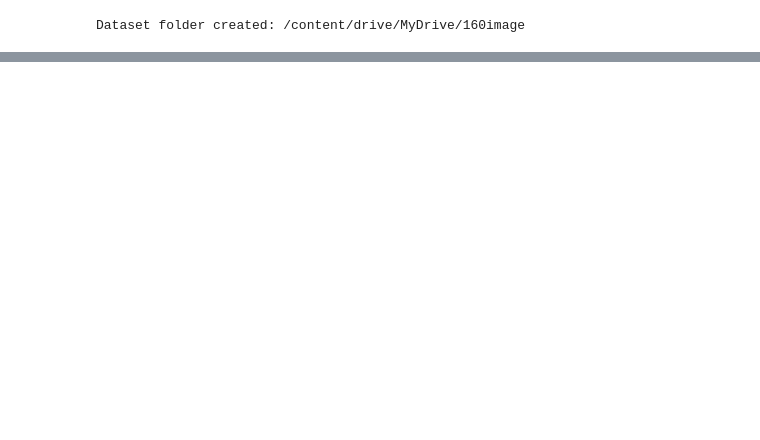
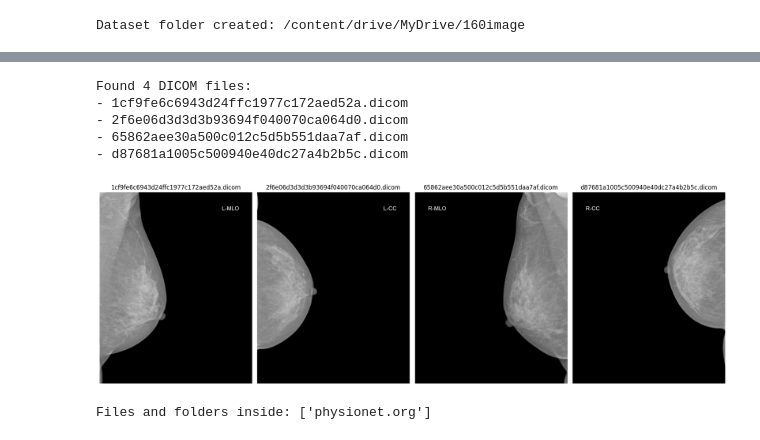
Before and after one commit to ShorouqTelfah/Automated-methods-to-detect-pneumonia-diseases-from-medical-images, a Jupyter notebook: merged_stratified_VinDrdataset.ipynb, the cells around one changed output, grey strips where cells are left out. Cells and saved outputs as stored; diff of their text form; code cells hidden in the pictures; blank space fills up the shorter version.

```diff
--- a/merged_stratified_VinDrdataset.ipynb
+++ b/merged_stratified_VinDrdataset.ipynb
@@ -675,0 +932,39 @@ Dataset folder created: /content/drive/MyDrive/160image
+# %%
+# Step 2: Define your exam folder path
+exam_folder = "/content/drive/MyDrive/160image/physionet.org/files/vindr-mammo/1.0.0/images/620540eacf40713d457794075b6194ca/"
+
+# Step 3: Get all DICOM files in this folder
+dicom_files = [os.path.join(exam_folder, f) for f in os.listdir(exam_folder) if f.endswith(".dicom")]
+dicom_files.sort()  # ensure consistent order
+
+print(f"Found {len(dicom_files)} DICOM files:")
+for f in dicom_files:
+    print("-", os.path.basename(f))
+
+# Step 4: Display all 4 views side-by-side
+fig, axes = plt.subplots(1, len(dicom_files), figsize=(18, 8))
+
+for ax, dicom_path in zip(axes, dicom_files):
+    ds = pydicom.dcmread(dicom_path)
+    ax.imshow(ds.pixel_array, cmap="gray")
+    ax.set_title(os.path.basename(dicom_path), fontsize=12)
+    ax.axis("off")
+
+plt.tight_layout()
+plt.show()
+# %% [output]
+Found 4 DICOM files:
+- 1cf9fe6c6943d24ffc1977c172aed52a.dicom
+- 2f6e06d3d3d3b93694f040070ca064d0.dicom
+- 65862aee30a500c012c5d5b551daa7af.dicom
+- d87681a1005c500940e40dc27a4b2b5c.dicom
+[figure, added]
+# %%
+import os
+
+folder_path = "/content/drive/MyDrive/160image"
+files = os.listdir(folder_path)
+
+print("Files and folders inside:", files)
+# %% [output]
+Files and folders inside: ['physionet.org']
```
Also changed, not shown: parts of 27 cells of this notebook.
